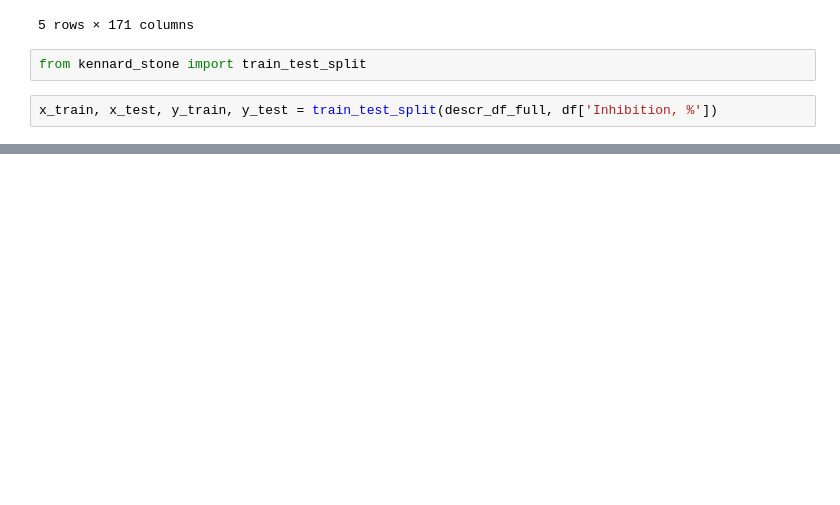
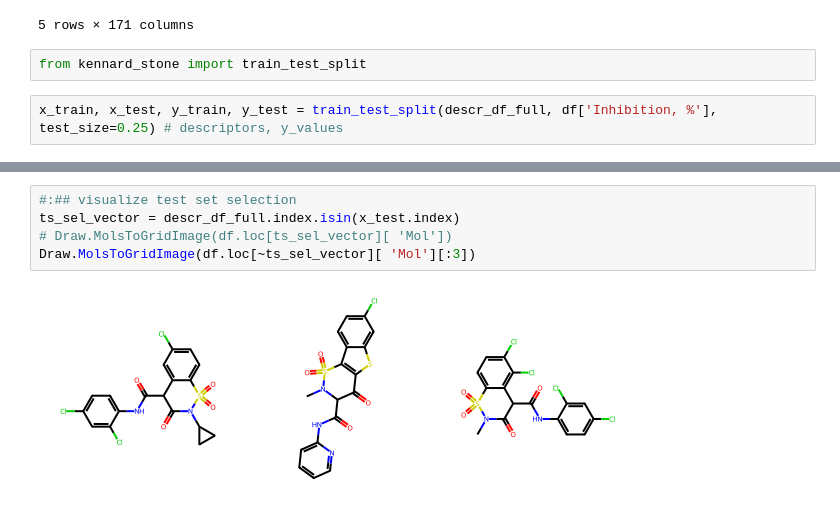
Before and after one commit to MARC0041/neovarsity_chemoinformatics, a Jupyter notebook: chapters10_minmaxdiversity.ipynb, the cells around one changed output, grey strips where cells are left out. Cells and saved outputs as stored; diff of their text form; blank space fills up the shorter version.

```diff
--- a/chapters10_minmaxdiversity.ipynb
+++ b/chapters10_minmaxdiversity.ipynb
@@ -129,4 +129,4 @@ Index(['SMILES', 'CHEMBLID', 'Inhibition, %', 'ID', 'Mol'], dtype='object')
 # %%
 from kennard_stone import train_test_split
 # %%
-x_train, x_test, y_train, y_test = train_test_split(descr_df_full, df['Inhibition, %'])
+x_train, x_test, y_train, y_test = train_test_split(descr_df_full, df['Inhibition, %'], test_size=0.25) # descriptors, y_values
@@ -132,0 +151,7 @@ x_train, x_test, y_train, y_test = train_test_split(descr_df_full, df['Inhibitio
+# %%
+#:## visualize test set selection
+ts_sel_vector = descr_df_full.index.isin(x_test.index)
+# Draw.MolsToGridImage(df.loc[ts_sel_vector][ 'Mol'])
+Draw.MolsToGridImage(df.loc[~ts_sel_vector][ 'Mol'][:3])
+# %% [output]
+[figure, added]
```
Also changed, not shown: parts of 8 cells of this notebook.
